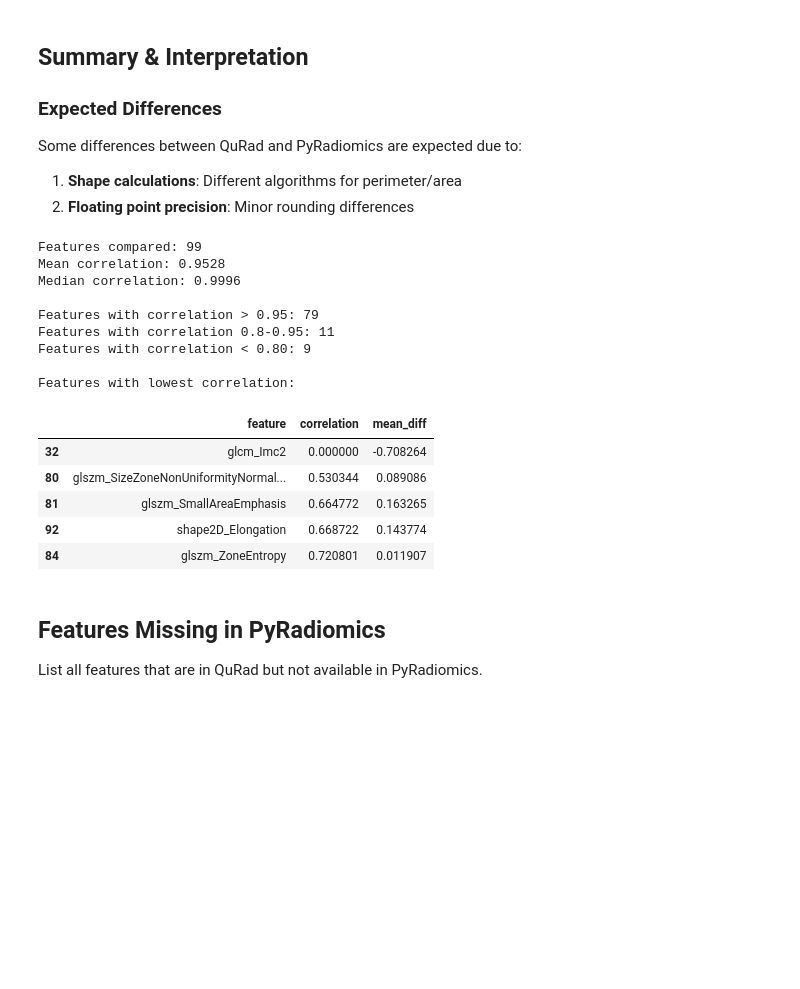
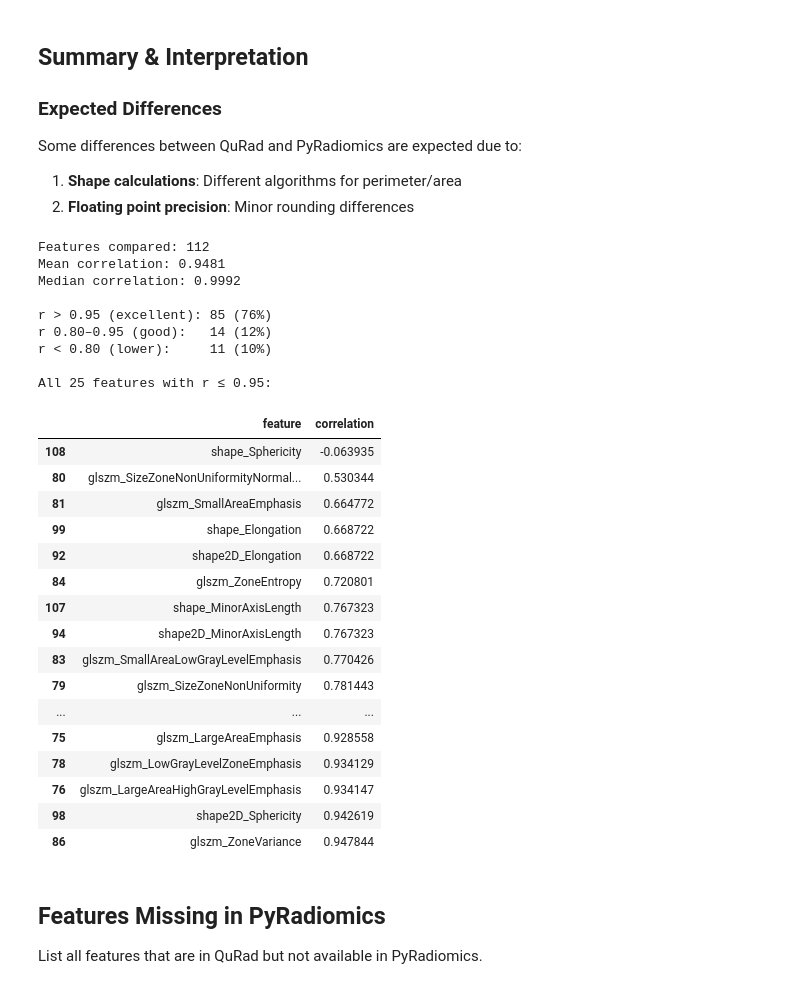
Before and after one commit to icm-dac/QuRad, a Jupyter notebook: notebooks/validation.ipynb, the cells around one changed output. Cells and saved outputs as stored; diff of their text form; code cells hidden in the pictures; blank space fills up the shorter version.

```diff
--- a/notebooks/validation.ipynb
+++ b/notebooks/validation.ipynb
@@ -701,37 +572,50 @@ Some differences between QuRad and PyRadiomics are expected due to:
 1. **Shape calculations**: Different algorithms for perimeter/area
 2. **Floating point precision**: Minor rounding differences
 # %%
-# Save comparison results
-if 'comparison_df' in dir() and comparison_df is not None and len(comparison_df) > 0:
+# Summary statistics
+n_total = len(comparison_df)
+n_excellent = (comparison_df['correlation'] > 0.95).sum()
+n_good = ((comparison_df['correlation'] >= 0.8) & (comparison_df['correlation'] <= 0.95)).sum()
+n_lower = (comparison_df['correlation'] < 0.80).sum()
 
-    # Summary statistics
-    print(f"Features compared: {len(comparison_df)}")
-    print(f"Mean correlation: {comparison_df['correlation'].mean():.4f}")
-    print(f"Median correlation: {comparison_df['correlation'].median():.4f}")
-    print(f"\nFeatures with correlation > 0.95: {(comparison_df['correlation'] > 0.95).sum()}")
-    print(f"Features with correlation 0.8-0.95: {((comparison_df['correlation'] >= 0.8) & (comparison_df['correlation'] <= 0.95)).sum()}")
-    print(f"Features with correlation < 0.80: {(comparison_df['correlation'] < 0.80).sum()}")
+print(f"Features compared: {n_total}")
+print(f"Mean correlation: {comparison_df['correlation'].mean():.4f}")
+print(f"Median correlation: {comparison_df['correlation'].median():.4f}")
+print(f"\nr > 0.95 (excellent): {n_excellent} ({100*n_excellent/n_total:.0f}%)")
+print(f"r 0.80–0.95 (good):   {n_good} ({100*n_good/n_total:.0f}%)")
+print(f"r < 0.80 (lower):     {n_lower} ({100*n_lower/n_total:.0f}%)")
 
-    # Show features with lowest correlation
-    if (comparison_df['correlation'] < 0.95).any():
-        print("\nFeatures with lowest correlation:")
-        display(comparison_df.nsmallest(5, 'correlation')[['feature', 'correlation', 'mean_diff']])
+# Show ALL features with r <= 0.95
+imperfect = comparison_df[comparison_df['correlation'] <= 0.95].sort_values('correlation')
+print(f"\nAll {len(imperfect)} features with r ≤ 0.95:")
+display(imperfect)
 # %% [output]
-Features compared: 99
-Mean correlation: 0.9528
-Median correlation: 0.9996
+Features compared: 112
+Mean correlation: 0.9481
+Median correlation: 0.9992
 
-Features with correlation > 0.95: 79
-Features with correlation 0.8-0.95: 11
-Features with correlation < 0.80: 9
+r > 0.95 (excellent): 85 (76%)
+r 0.80–0.95 (good):   14 (12%)
+r < 0.80 (lower):     11 (10%)
 
-Features with lowest correlation:
+All 25 features with r ≤ 0.95:
-|  | feature | correlation | mean_diff |
-| 32 | glcm_Imc2 | 0.000000 | -0.708264 |
-| 80 | glszm_SizeZoneNonUniformityNormal... | 0.530344 | 0.089086 |
-| 81 | glszm_SmallAreaEmphasis | 0.664772 | 0.163265 |
-| 92 | shape2D_Elongation | 0.668722 | 0.143774 |
-| 84 | glszm_ZoneEntropy | 0.720801 | 0.011907 |
+|  | feature | correlation |
+| 108 | shape_Sphericity | -0.063935 |
+| 80 | glszm_SizeZoneNonUniformityNormal... | 0.530344 |
+| 81 | glszm_SmallAreaEmphasis | 0.664772 |
+| 99 | shape_Elongation | 0.668722 |
+| 92 | shape2D_Elongation | 0.668722 |
+| 84 | glszm_ZoneEntropy | 0.720801 |
+| 107 | shape_MinorAxisLength | 0.767323 |
+| 94 | shape2D_MinorAxisLength | 0.767323 |
+| 83 | glszm_SmallAreaLowGrayLevelEmphasis | 0.770426 |
+| 79 | glszm_SizeZoneNonUniformity | 0.781443 |
+| ... | ... | ... |
+| 75 | glszm_LargeAreaEmphasis | 0.928558 |
+| 78 | glszm_LowGrayLevelZoneEmphasis | 0.934129 |
+| 76 | glszm_LargeAreaHighGrayLevelEmphasis | 0.934147 |
+| 98 | shape2D_Sphericity | 0.942619 |
+| 86 | glszm_ZoneVariance | 0.947844 |
 # %% [markdown]
 ## Features Missing in PyRadiomics
 
```
Also changed, not shown: parts of 9 cells of this notebook, 2 other files.
